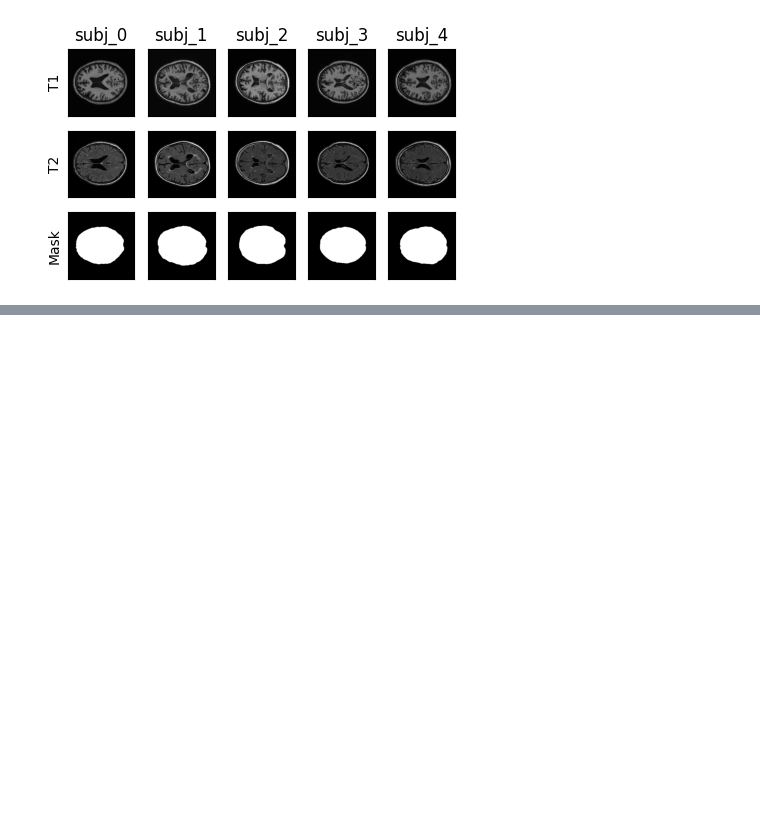
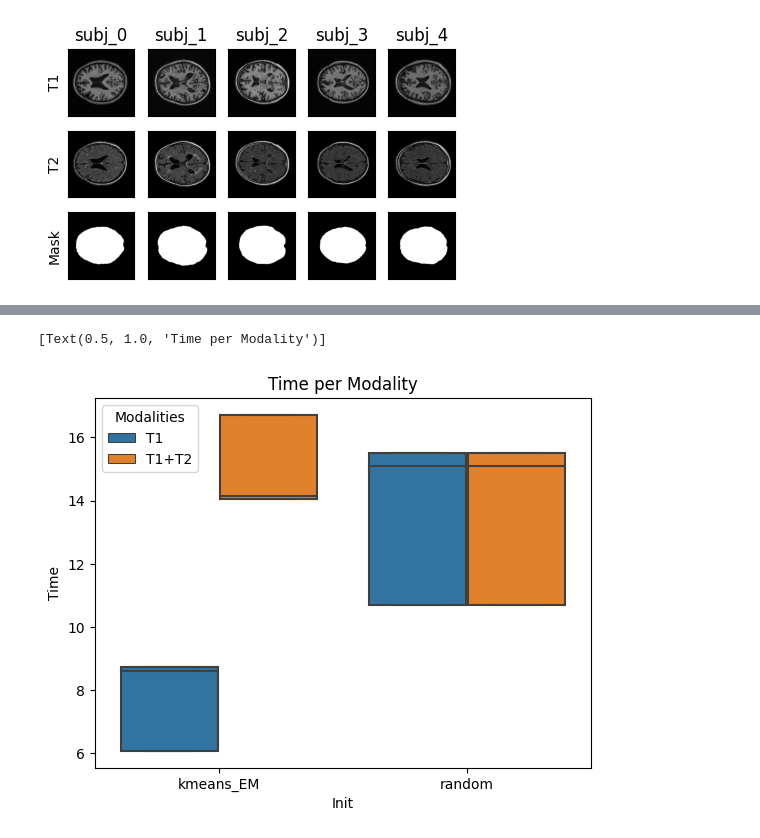
Before and after one commit to EdAlita/MISA_Labs, a Jupyter notebook: 2 LAB/lab2.ipynb, the cells around one changed output, grey strips where cells are left out. Drawn from its saved outputs; the diff is of its cells as text; code cells hidden in the pictures; blank space fills up the shorter version.

```diff
--- a/2 LAB/lab2.ipynb
+++ b/2 LAB/lab2.ipynb
@@ -97,0 +150,7 @@ After matching areas
+# %%
+sns.boxplot(
+    data=df, x="Init", y="Time",hue="Modalities"
+).set(title="Time per Modality")
+# %% [output]
+[Text(0.5, 1.0, 'Time per Modality')]
+[figure, added]
```
Also changed, not shown: parts of 7 cells of this notebook, 2 other files.
